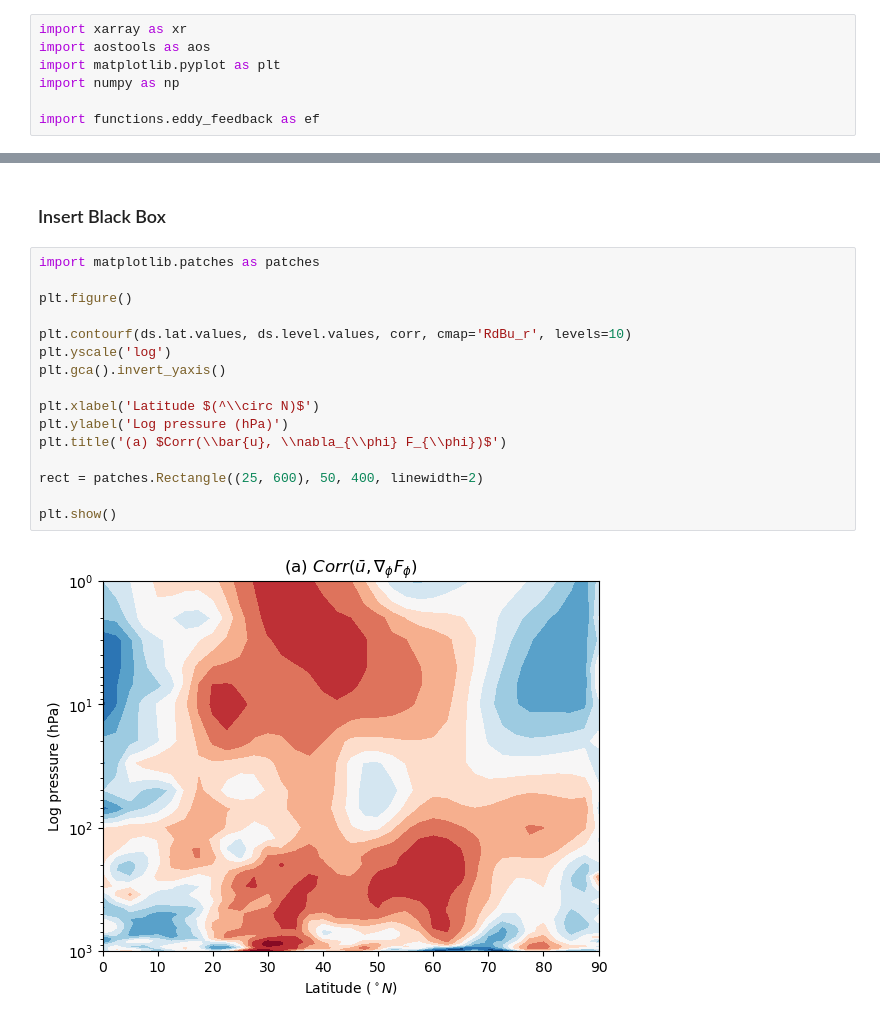
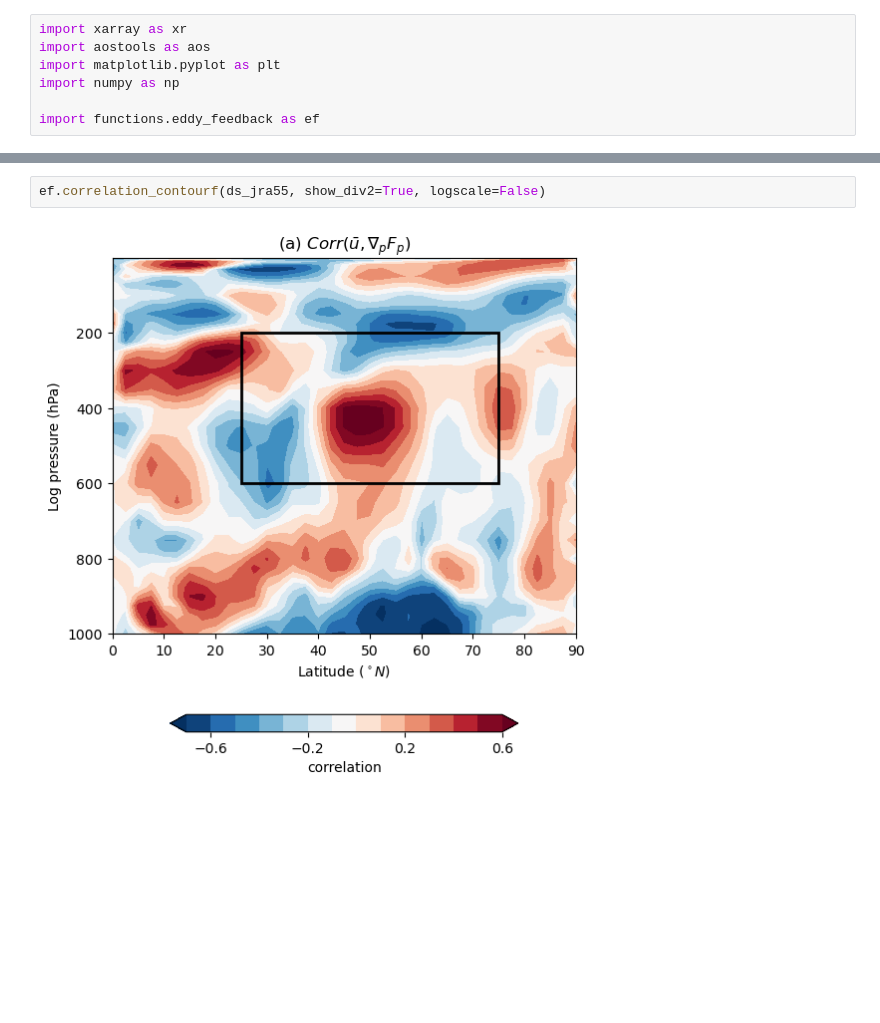
Before and after one commit to Caturrell/eddy_feedback, a Jupyter notebook: smith_fig6.ipynb, the cells around one changed output, grey strips where cells are left out. Cells and saved outputs as stored; diff of their text form; blank space fills up the shorter version.

```diff
--- a/smith_fig6.ipynb
+++ b/smith_fig6.ipynb
@@ -79,20 +52,4 @@ plt.show()
-# %% [markdown]
-### Insert Black Box
-# %%
-import matplotlib.patches as patches
-
-plt.figure()
-
-plt.contourf(ds.lat.values, ds.level.values, corr, cmap='RdBu_r', levels=10)
-plt.yscale('log')
-plt.gca().invert_yaxis()
-
-plt.xlabel('Latitude $(^\\circ N)$')
-plt.ylabel('Log pressure (hPa)')
-plt.title('(a) $Corr(\\bar{u}, \\nabla_{\\phi} F_{\\phi})$')
-
-rect = patches.Rectangle((25, 600), 50, 400, linewidth=2)
-
-plt.show()
-# %% [output]
-[figure, removed]
+# %%
+ef.correlation_contourf(ds_jra55, show_div2=True, logscale=False)
+# %% [output]
+[figure, added]
```
Also changed, not shown: parts of 8 cells of this notebook, 1 other file.
